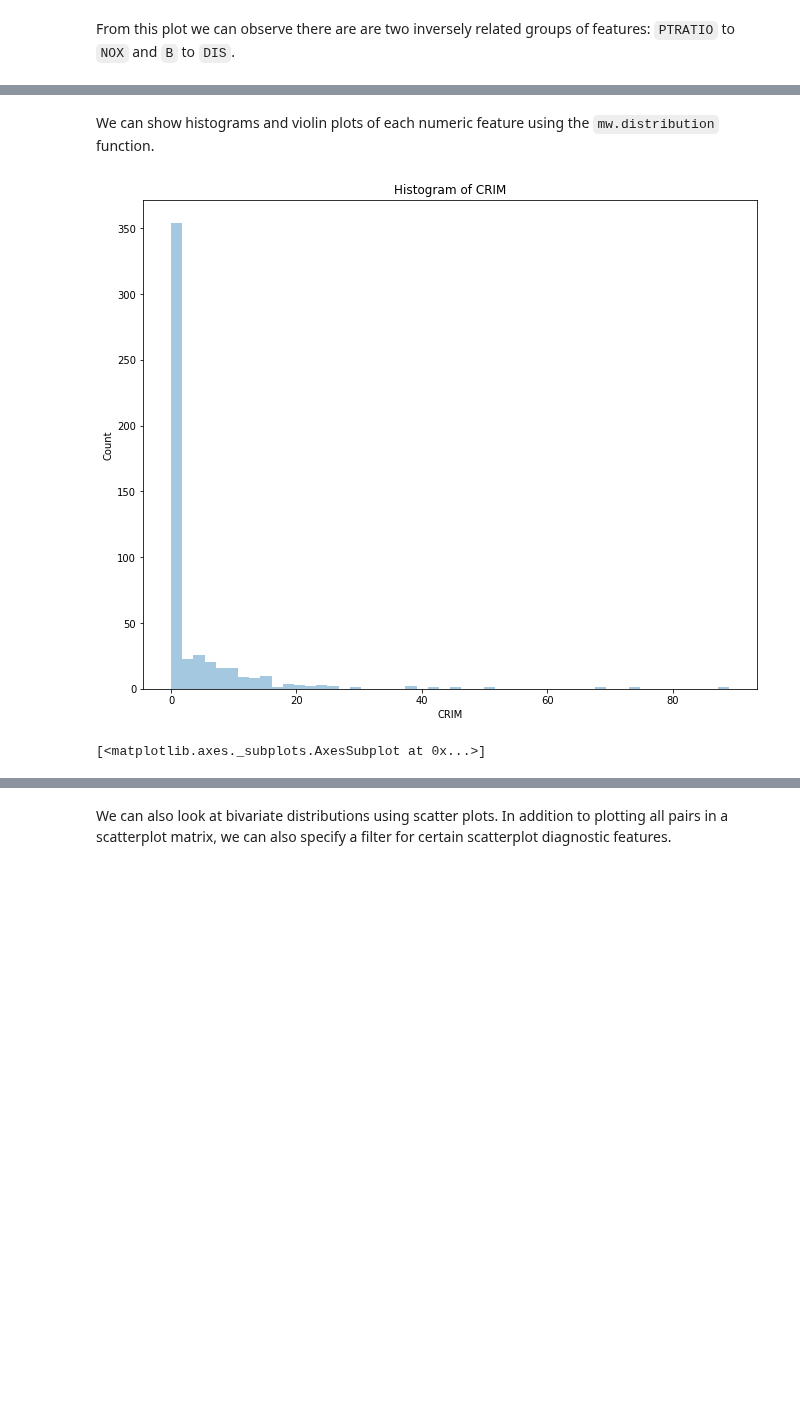
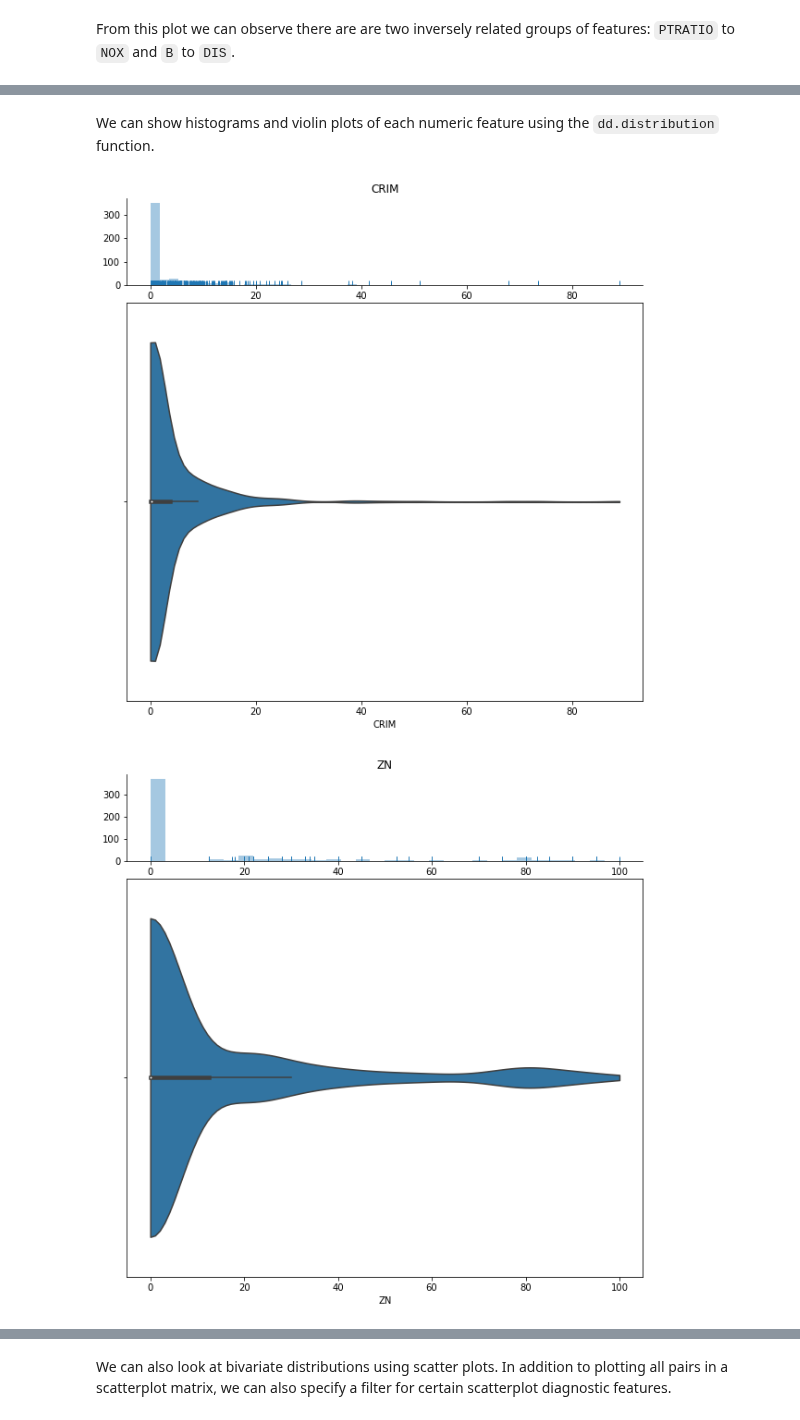
Before and after one commit to data-describe/data-describe, a Jupyter notebook: examples/Tutorial.ipynb, the cells around one changed output, grey strips where cells are left out. Cells and saved outputs as stored; diff of their text form; code cells hidden in the pictures; blank space fills up the shorter version.

```diff
--- a/examples/Tutorial.ipynb
+++ b/examples/Tutorial.ipynb
@@ -94,8 +83,8 @@ We can also do some more detailed inspection of indiviudal features.
 # %% [markdown]
-We can show histograms and violin plots of each numeric feature using the `mw.distribution` function.
+We can show histograms and violin plots of each numeric feature using the `dd.distribution` function.
-# %%
-# Note: this is an error with the current version 0.2a
-dd.distribution(df, plot_all=True)
-# %% [output]
-[figure, removed]
-[<matplotlib.axes._subplots.AxesSubplot at 0x...>]
+# %%
+for col in df.columns:
+    display(dd.distribution(df, plot_all=True).plot_distribution(col))
+# %% [output]
+[figure, added]
+[figure, added]
```
Also changed, not shown: parts of 16 cells of this notebook.
